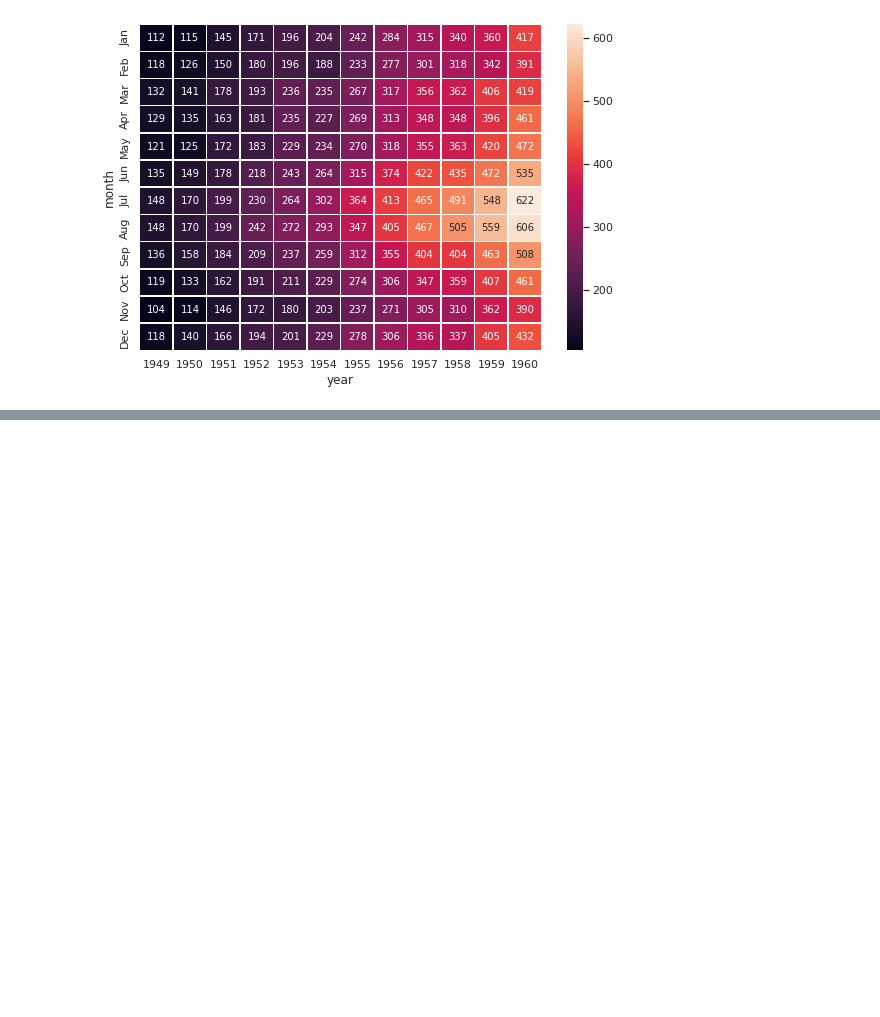
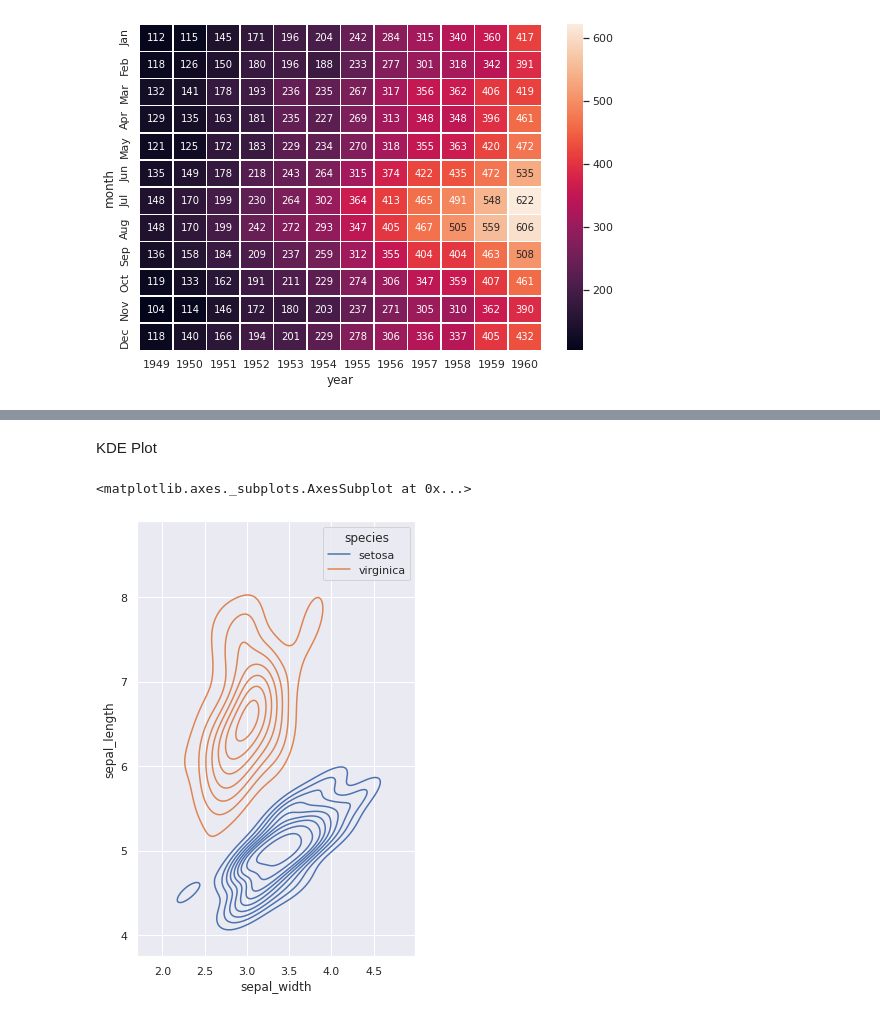
Before and after one commit to muh-ihsan/pembelajaran-mesin, a Jupyter notebook: Week 4/Week_4_Data_Visualization.ipynb, the cells around one changed output, grey strips where cells are left out. Saved outputs shown, nothing was run; the diff lists cells and outputs as text; code cells hidden in the pictures; blank space fills up the shorter version.

```diff
--- a/Week 4/Week_4_Data_Visualization.ipynb
+++ b/Week 4/Week_4_Data_Visualization.ipynb
@@ -62,0 +90,24 @@ sns.heatmap(flights, annot=True, fmt="d", linewidths=.5, ax=ax)
+# %% [markdown]
+KDE Plot
+# %%
+import seaborn as sns
+import matplotlib.pyplot as plt
+
+sns.set_theme(style="darkgrid")
+iris = sns.load_dataset("iris")
+
+# Set up the figure
+f, ax = plt.subplots(figsize=(8, 8))
+ax.set_aspect("equal")
+
+# Draw a contour plot to represent each bivariate density
+sns.kdeplot(
+    data=iris.query("species != 'versicolor'"),
+    x="sepal_width",
+    y="sepal_length",
+    hue="species",
+    thresh=.1,
+)
+# %% [output]
+<matplotlib.axes._subplots.AxesSubplot at 0x...>
+[figure, added]
```
Also changed, not shown: parts of 4 cells of this notebook.
